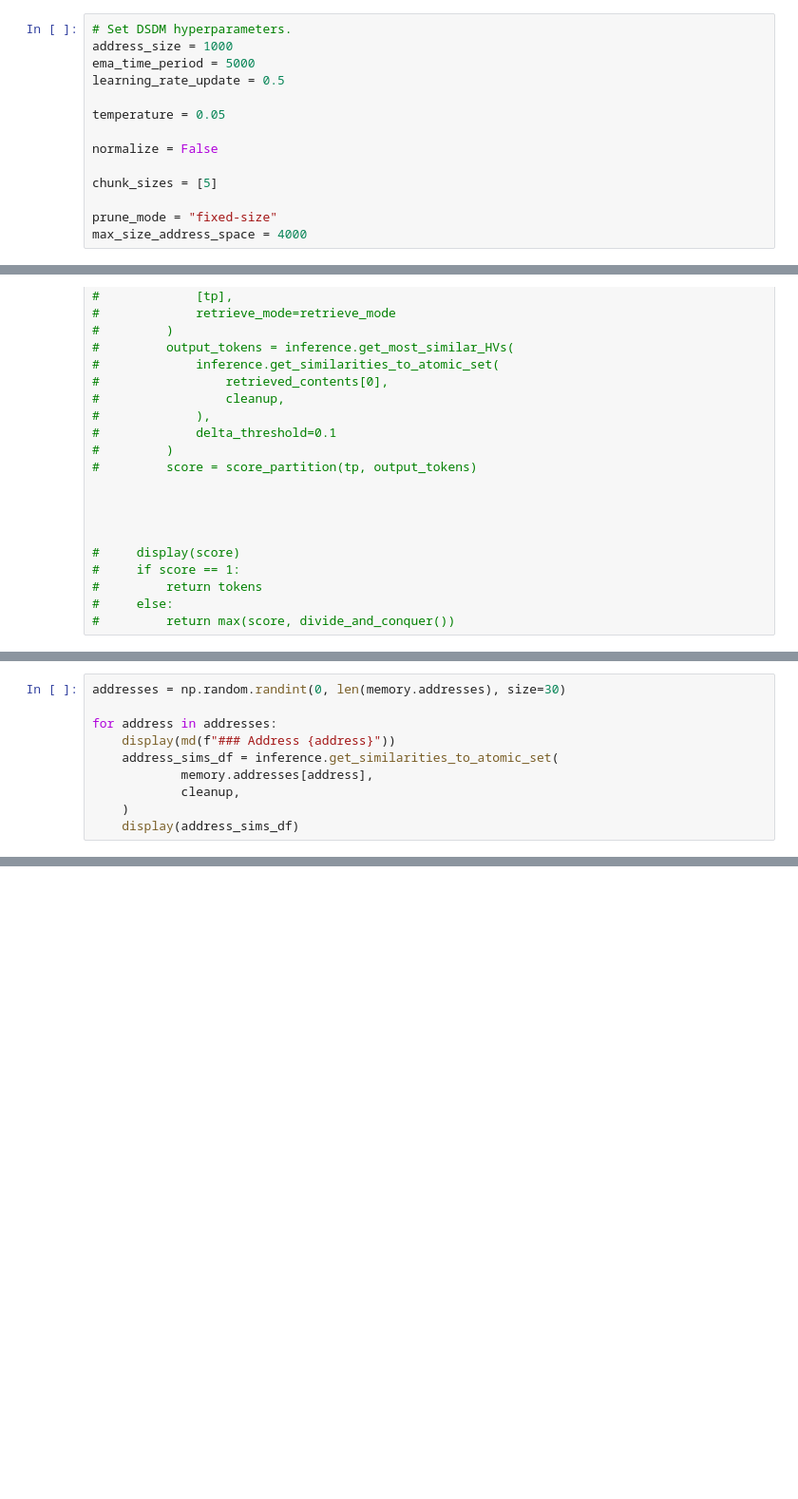
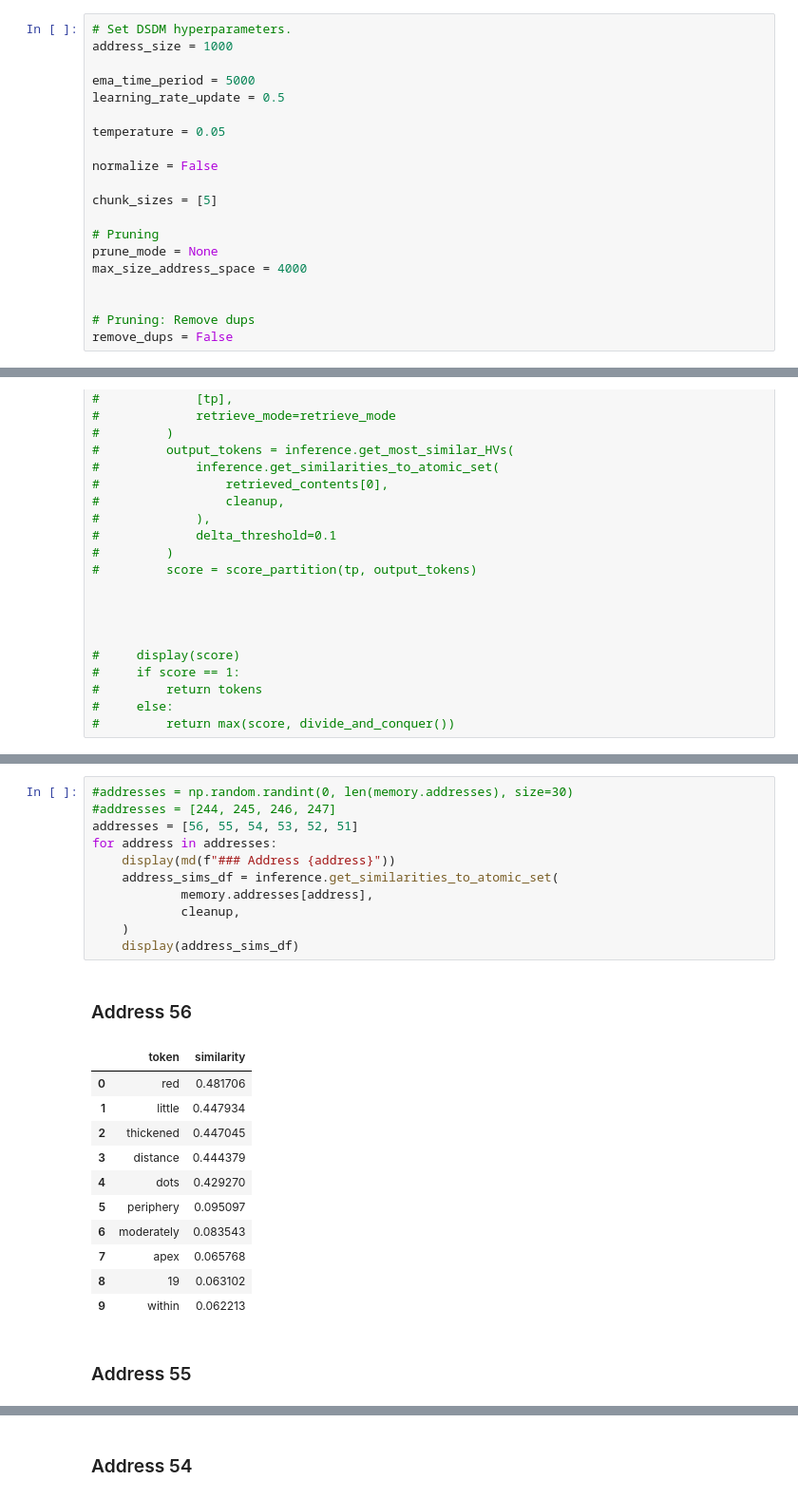
Before and after one commit to dfichiu/ba-thesis, a Jupyter notebook: src/experiments/experiment_wikipedia.ipynb, the cells around one changed output, grey strips where cells are left out. Shown at 95% size. Saved outputs shown, nothing was run; the diff lists cells and outputs as text; blank space fills up the shorter version.

```diff
--- a/src/experiments/experiment_wikipedia.ipynb
+++ b/src/experiments/experiment_wikipedia.ipynb
@@ -54,6 +65,7 @@ utils.fix_seed(41)
 # %%
 # Set DSDM hyperparameters.
 address_size = 1000
+
 ema_time_period = 5000
 learning_rate_update = 0.5
 
@@ -63,8 +75,13 @@ normalize = False
 
 chunk_sizes = [5]
 
-prune_mode = "fixed-size"
+# Pruning
+prune_mode = None
 max_size_address_space = 4000
+
+
+# Pruning: Remove dups
+remove_dups = False
 # %%
 cleanup = cleanup.Cleanup(address_size)
 # %%
@@ -235,10 +285,25 @@ else:  # unrecognized
 # %%
-addresses = np.random.randint(0, len(memory.addresses), size=30)
-
+#addresses = np.random.randint(0, len(memory.addresses), size=30)
+#addresses = [244, 245, 246, 247]
+addresses = [56, 55, 54, 53, 52, 51]
 for address in addresses:
     display(md(f"### Address {address}"))
     address_sims_df = inference.get_similarities_to_atomic_set(
             memory.addresses[address],
             cleanup,
     )
     display(address_sims_df)
+# %% [output]
+### Address 56
+|  | token | similarity |
+| 0 | red | 0.481706 |
+| 1 | little | 0.447934 |
+| 2 | thickened | 0.447045 |
+| 3 | distance | 0.444379 |
+| 4 | dots | 0.429270 |
+| 5 | periphery | 0.095097 |
+| 6 | moderately | 0.083543 |
+| 7 | apex | 0.065768 |
+| 8 | 19 | 0.063102 |
+| 9 | within | 0.062213 |
+### Address 55
@@ -244,0 +321 @@ for address in addresses:
+### Address 54
```
Also changed, not shown: parts of 22 cells of this notebook, 8 other files.
